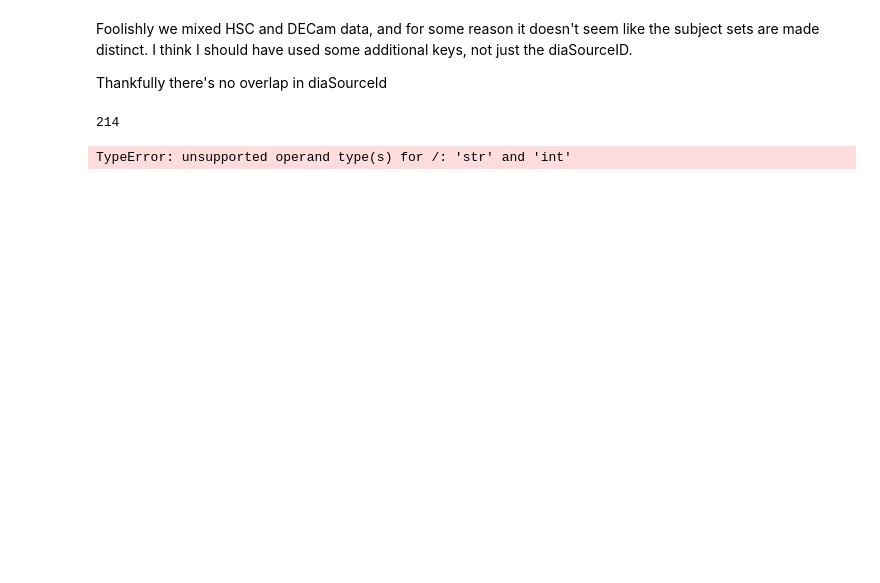
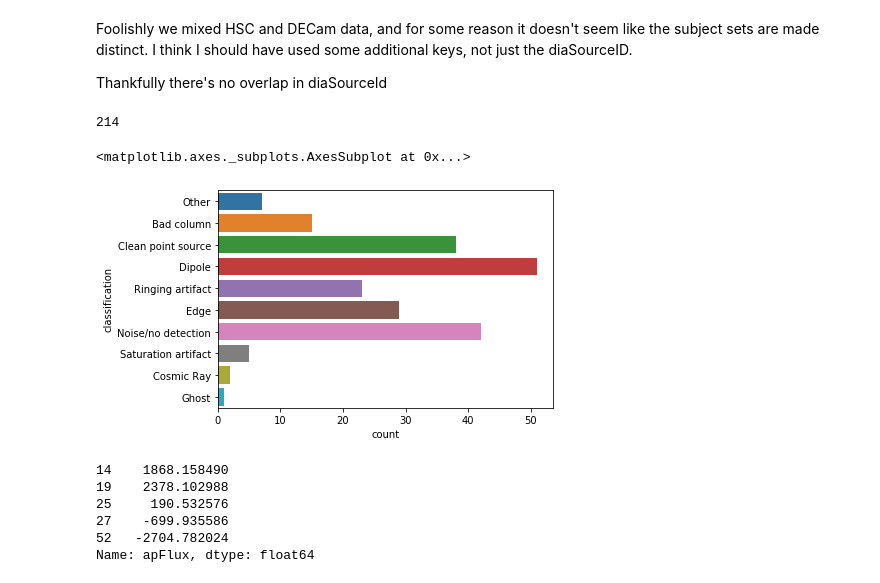
Before and after one commit to lsst/alert_packet, a Jupyter notebook: examples/zooniverse_analysis.ipynb, the cells around one changed output. Drawn from its saved outputs; the diff is of its cells as text; code cells hidden in the pictures; blank space fills up the shorter version.

Commit message:
update zooniverse plots

```diff
--- a/examples/zooniverse_analysis.ipynb
+++ b/examples/zooniverse_analysis.ipynb
@@ -55,6 +56,7 @@ len(diaSources)
 # %% [output]
 214
 # %%
-sns.barplot(data=diaSources,x='classification')
+sns.countplot(data=diaSources,y='classification')
 # %% [output]
-TypeError: unsupported operand type(s) for /: 'str' and 'int'
+<matplotlib.axes._subplots.AxesSubplot at 0x...>
+[figure, added]
@@ -60,0 +66,9 @@ TypeError: unsupported operand type(s) for /: 'str' and 'int'
+# %%
+diaSources.loc[wnodet,'apFlux'].head()
+# %% [output]
+14    1868.158490
+19    2378.102988
+25     190.532576
+27    -699.935586
+52   -2704.782024
+Name: apFlux, dtype: float64
```
Also changed, not shown: parts of 17 cells of this notebook.
